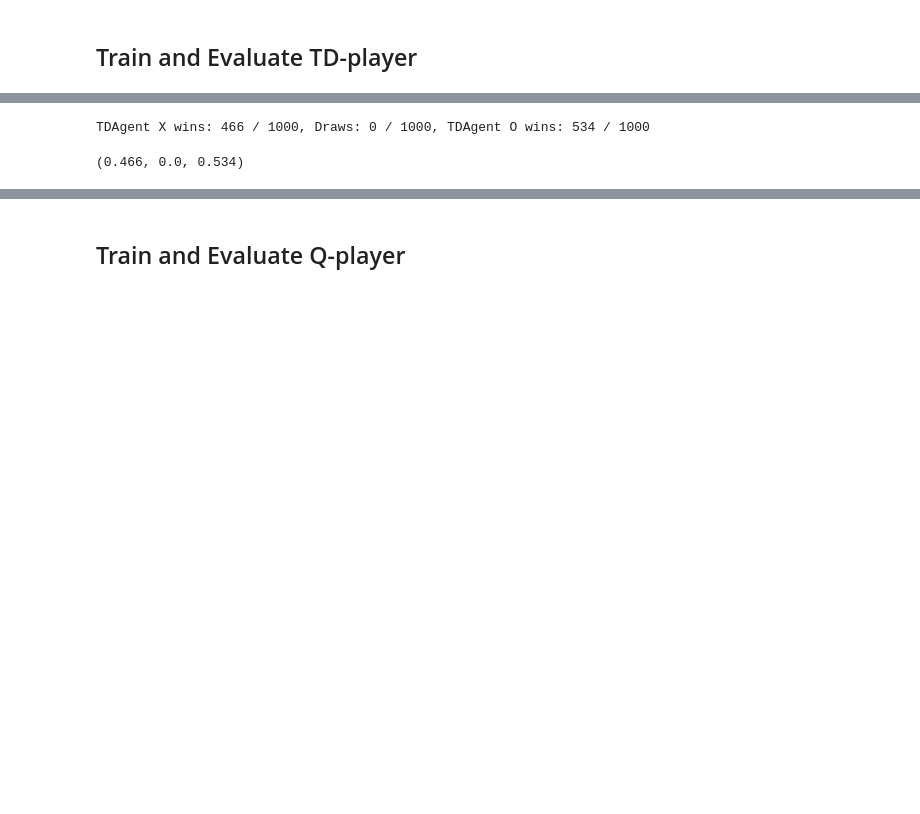
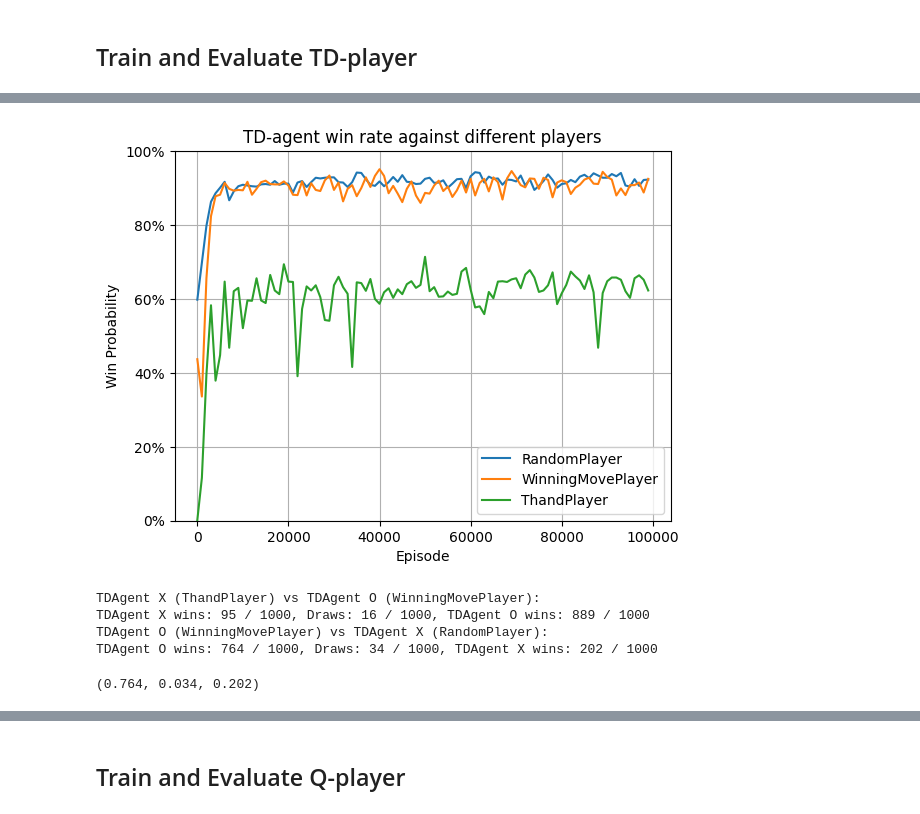
Before and after one commit to QizheCui/CW1_RL, a Jupyter notebook: tic-tac-toe.ipynb, the cells around one changed output, grey strips where cells are left out. Saved outputs shown, nothing was run; the diff lists cells and outputs as text; code cells hidden in the pictures; blank space fills up the shorter version.

```diff
--- a/tic-tac-toe.ipynb
+++ b/tic-tac-toe.ipynb
@@ -669,9 +664,27 @@ win probability: 0.918
+# %%
+# Plot 3 agents win rate in one graph against episode
+plt.plot(xs,win_list_1, label = 'RandomPlayer')
+plt.plot(xs,win_list_2, label = 'WinningMovePlayer')
+plt.plot(xs,win_list_3, label = 'ThandPlayer')
+plt.xlabel('Episode')
+plt.ylabel('Win Probability')
+plt.ylim(0,1)
+plt.gca().set_yticklabels(['{:.0f}%'.format(x*100) for x in plt.gca().get_yticks()])
+plt.grid()
+plt.title('TD-agent win rate against different players')
+plt.legend()
+plt.show()
+# %% [output]
+[figure, added]
 # %%
-# Evaluate TDplayer against each other
-TD_agent1.letter = 'X'
-TD_agent2.letter = 'O'
-TD_agent3.letter = 'X'
-evaluate(TD_agent1, TD_agent2, game, num_games=1000,verbose = True,default_epsilon = 0)
+# Evaluate TDplayer against each other, can only do 1vs2, 2vs3 since letter is fixed
+print("TDAgent X (ThandPlayer) vs TDAgent O (WinningMovePlayer):")
+evaluate(TD_agent3, TD_agent2, game, num_games=1000,verbose = True,default_epsilon = 0.1)
+print("TDAgent O (WinningMovePlayer) vs TDAgent X (RandomPlayer):")
+evaluate(TD_agent2, TD_agent1, game, num_games=1000,verbose = True,default_epsilon = 0.1)
 # %% [output]
-TDAgent X wins: 466 / 1000, Draws: 0 / 1000, TDAgent O wins: 534 / 1000
+TDAgent X (ThandPlayer) vs TDAgent O (WinningMovePlayer):
+TDAgent X wins: 95 / 1000, Draws: 16 / 1000, TDAgent O wins: 889 / 1000
+TDAgent O (WinningMovePlayer) vs TDAgent X (RandomPlayer):
+TDAgent O wins: 764 / 1000, Draws: 34 / 1000, TDAgent X wins: 202 / 1000
-(0.466, 0.0, 0.534)
+(0.764, 0.034, 0.202)
```
Also changed, not shown: parts of 15 cells of this notebook.
